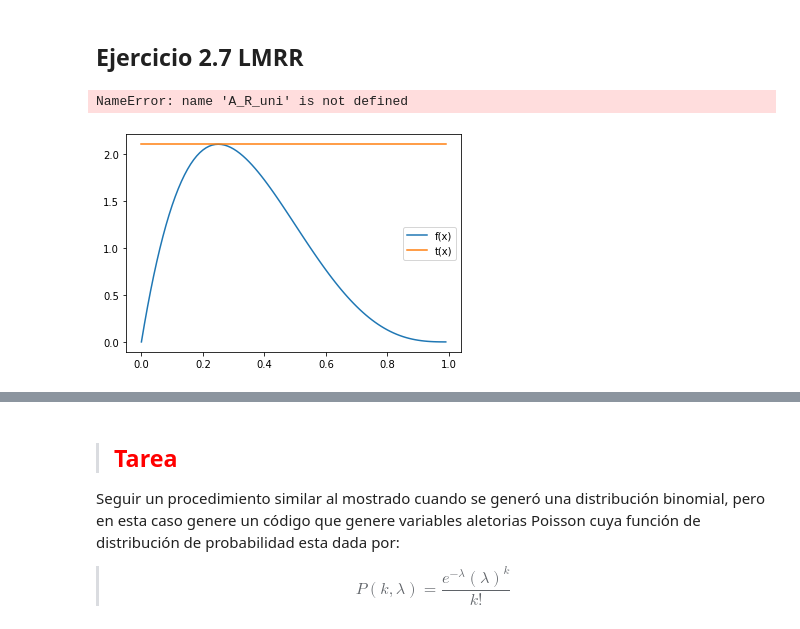
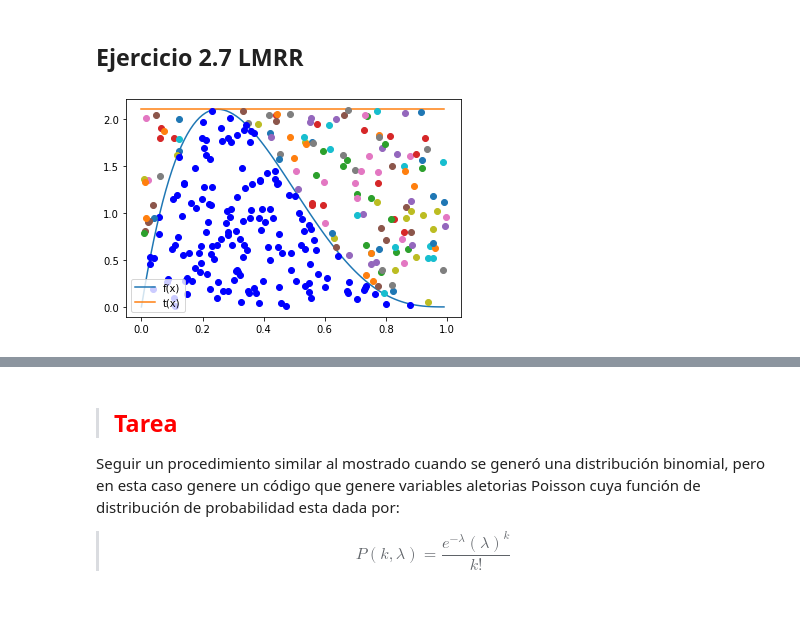
Before and after one commit to RodoSlay/Tareas_RSlay_LMRamirez, a Jupyter notebook: Tarea4_RSlay_LMRamirez.ipynb, the cells around one changed output, grey strips where cells are left out. Saved outputs shown, nothing was run; the diff lists cells and outputs as text; code cells hidden in the pictures.

```diff
--- a/Tarea4_RSlay_LMRamirez.ipynb
+++ b/Tarea4_RSlay_LMRamirez.ipynb
@@ -586,17 +586,16 @@ plt.plot()
 # %%
 f_7 = lambda x: 20*x*(1-x)**3 # La f
 a_7 = f_7(optimize.fmin(lambda x:-f_7(x),0,disp=False)) # Su punto maximo
 t_7 = lambda x: a_7*np.ones(len(x)) # La que supera a f
 plt.plot(x,f_7(x),label='f(x)')
 plt.plot(x,t_7(x),label='t(x)')
 plt.legend()
 N = 300
 R2 = np.random.rand(N)
 R1 = np.random.rand(N)
-A_R_uni(R1, R2, f_7, t_7)
+A_R_1(R1, R2, f_7, t_7)
 # %% [output]
-NameError: name 'A_R_uni' is not defined
-[figure, old version]
+[figure, new version]
 # %%
 def A_R_3(R2:'Variables distruidas U~U(0,1)',
                   R1:'Variables distribuidas como g(x)',
```
Also changed, not shown: parts of 14 cells of this notebook.
